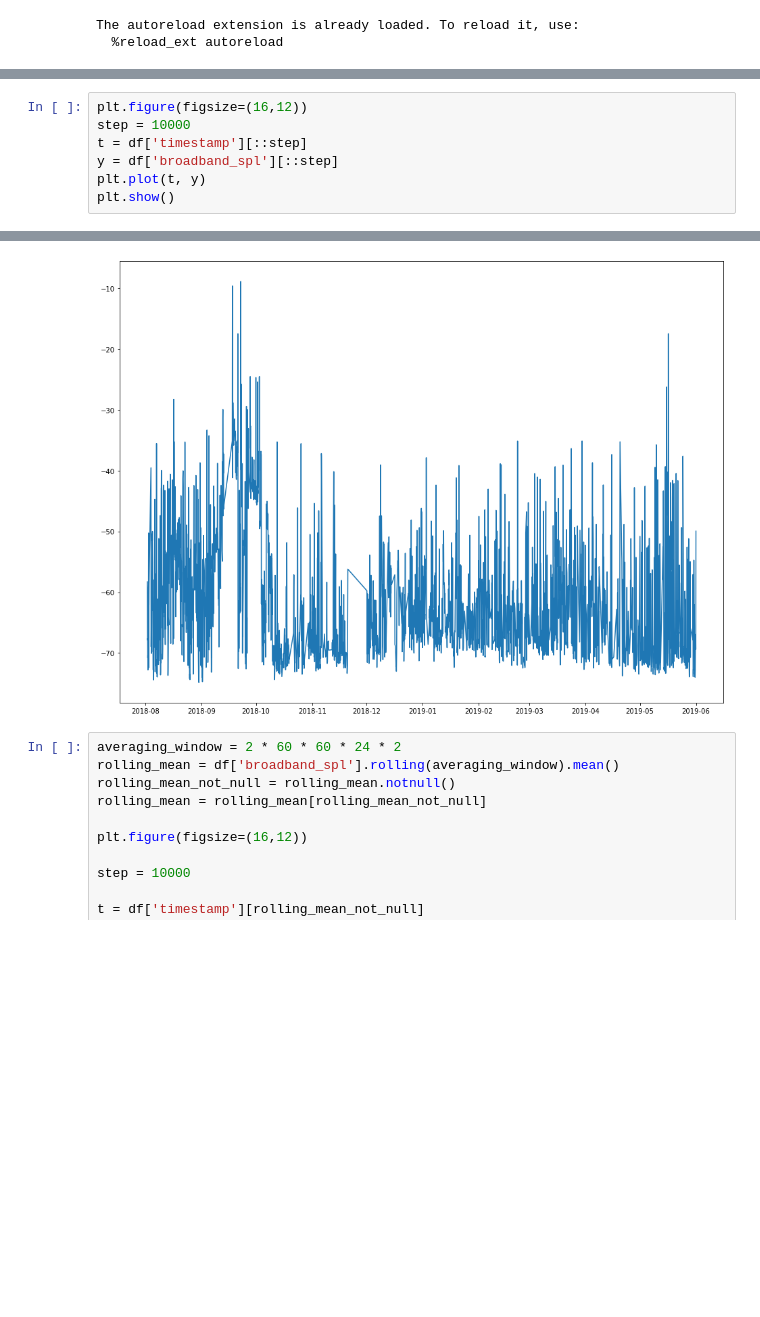
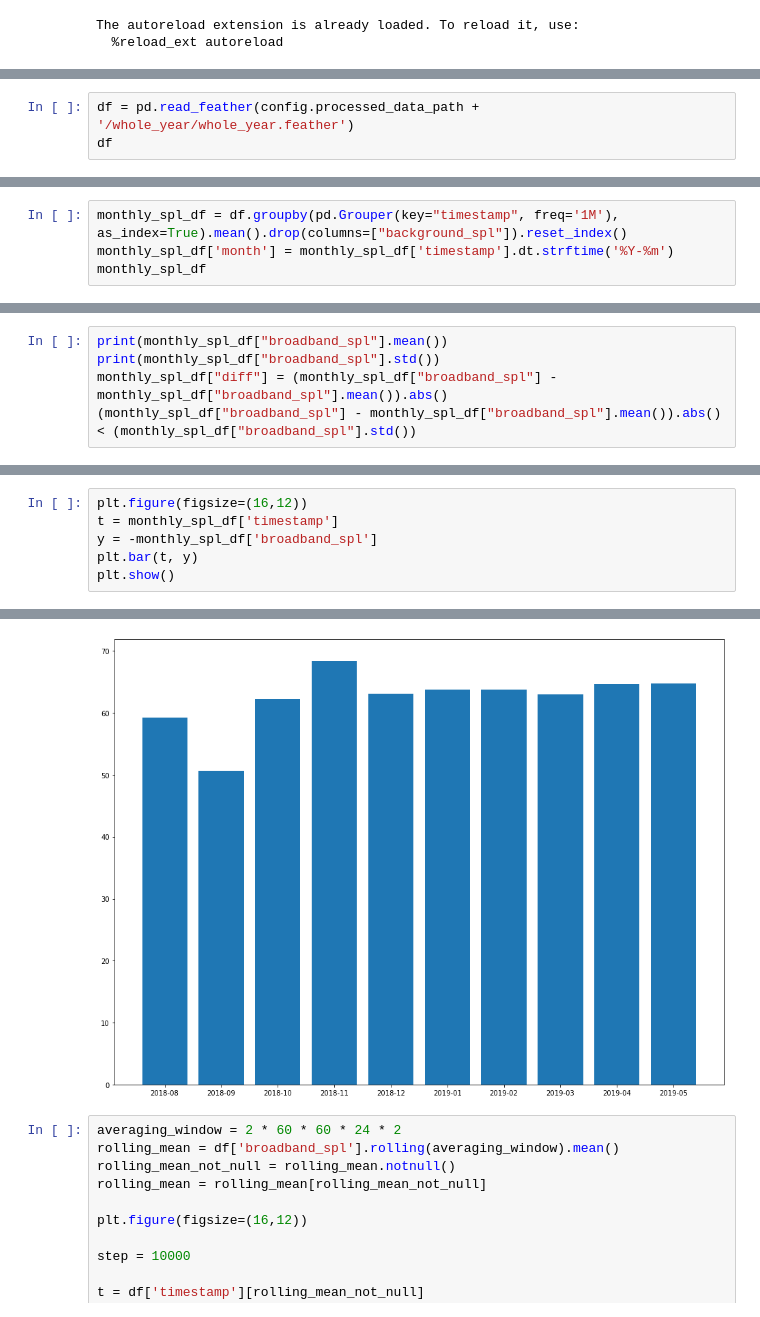
Before and after one commit to georgeamccarthy/acoustic-data-science-cambay, a Jupyter notebook: notebooks/12-GM-plot_spl_whole_year.ipynb, the cells around one changed output, grey strips where cells are left out. Cells and saved outputs as stored; diff of their text form; blank space fills up the shorter version.

```diff
--- a/notebooks/12-GM-plot_spl_whole_year.ipynb
+++ b/notebooks/12-GM-plot_spl_whole_year.ipynb
@@ -34,0 +51,3 @@ df.to_feather(path=os.path.join(config.processed_data_path, 'whole_year', 'whole
+# %%
+df = pd.read_feather(config.processed_data_path + '/whole_year/whole_year.feather')
+df
@@ -34,0 +68,4 @@ df.to_feather(path=os.path.join(config.processed_data_path, 'whole_year', 'whole
+# %%
+monthly_spl_df = df.groupby(pd.Grouper(key="timestamp", freq='1M'), as_index=True).mean().drop(columns=["background_spl"]).reset_index()
+monthly_spl_df['month'] = monthly_spl_df['timestamp'].dt.strftime('%Y-%m')
+monthly_spl_df
@@ -34,0 +102,5 @@ df.to_feather(path=os.path.join(config.processed_data_path, 'whole_year', 'whole
+# %%
+print(monthly_spl_df["broadband_spl"].mean())
+print(monthly_spl_df["broadband_spl"].std())
+monthly_spl_df["diff"] = (monthly_spl_df["broadband_spl"] - monthly_spl_df["broadband_spl"].mean()).abs()
+(monthly_spl_df["broadband_spl"] - monthly_spl_df["broadband_spl"].mean()).abs() < (monthly_spl_df["broadband_spl"].std())
@@ -35,8 +135,7 @@ df.to_feather(path=os.path.join(config.processed_data_path, 'whole_year', 'whole
 # %%
 plt.figure(figsize=(16,12))
-step = 10000
-t = df['timestamp'][::step]
-y = df['broadband_spl'][::step]
-plt.plot(t, y)
+t = monthly_spl_df['timestamp']
+y = -monthly_spl_df['broadband_spl']
+plt.bar(t, y)
 plt.show()
 # %% [output]
@@ -43,4 +144,4 @@ plt.show()
-[figure, old version]
+[figure, new version]
 # %%
 averaging_window = 2 * 60 * 60 * 24 * 2
 rolling_mean = df['broadband_spl'].rolling(averaging_window).mean()
```
Also changed, not shown: parts of 14 cells of this notebook, 10 other files.
